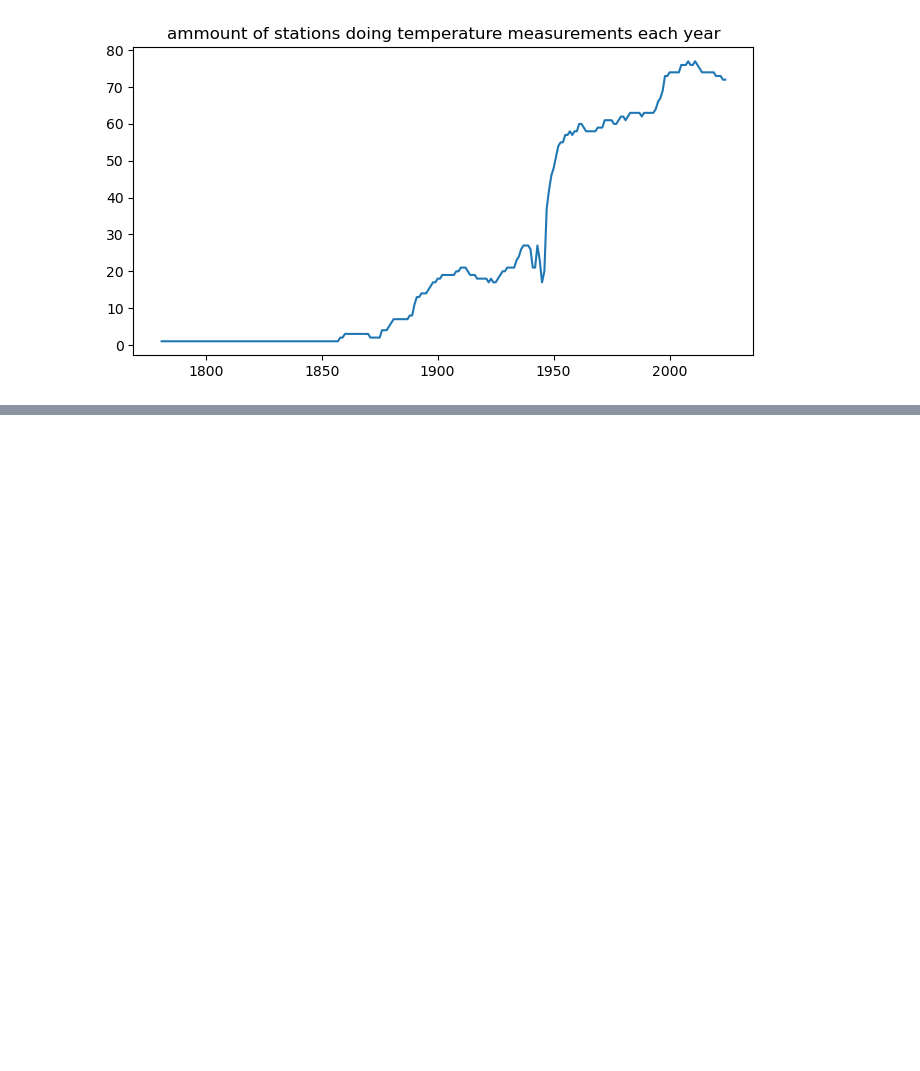
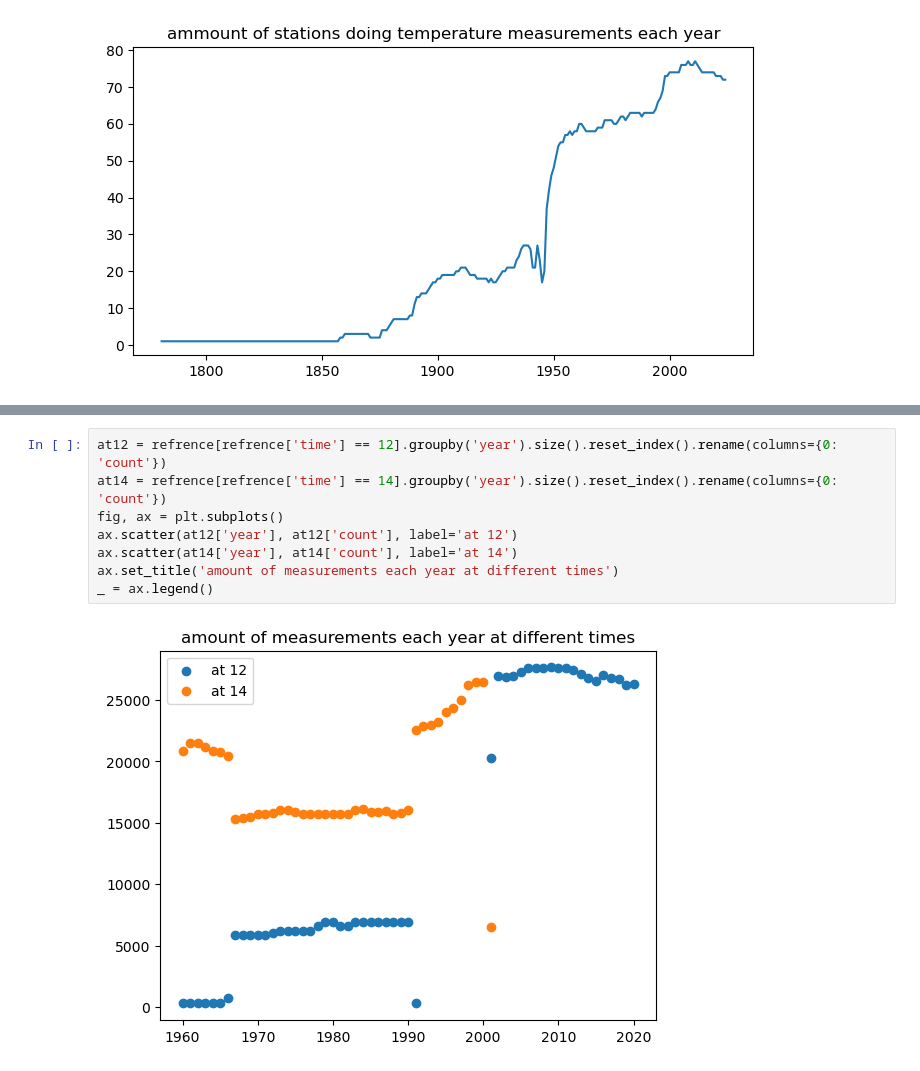
Before and after one commit to mak8427/data_visualization, a Jupyter notebook: problem-sheet-05/ex05_luis.ipynb, the cells around one changed output, grey strips where cells are left out. Cells and saved outputs as stored; diff of their text form; blank space fills up the shorter version.

```diff
--- a/problem-sheet-05/ex05_luis.ipynb
+++ b/problem-sheet-05/ex05_luis.ipynb
@@ -56 +56,11 @@ refrence
 1470385 rows × 7 columns
+# %%
+at12 = refrence[refrence['time'] == 12].groupby('year').size().reset_index().rename(columns={0: 'count'})
+at14 = refrence[refrence['time'] == 14].groupby('year').size().reset_index().rename(columns={0: 'count'})
+fig, ax = plt.subplots()
+ax.scatter(at12['year'], at12['count'], label='at 12')
+ax.scatter(at14['year'], at14['count'], label='at 14')
+ax.set_title('amount of measurements each year at different times')
+_ = ax.legend()
+# %% [output]
+[figure, added]
```
Also changed, not shown: parts of 3 cells of this notebook.
